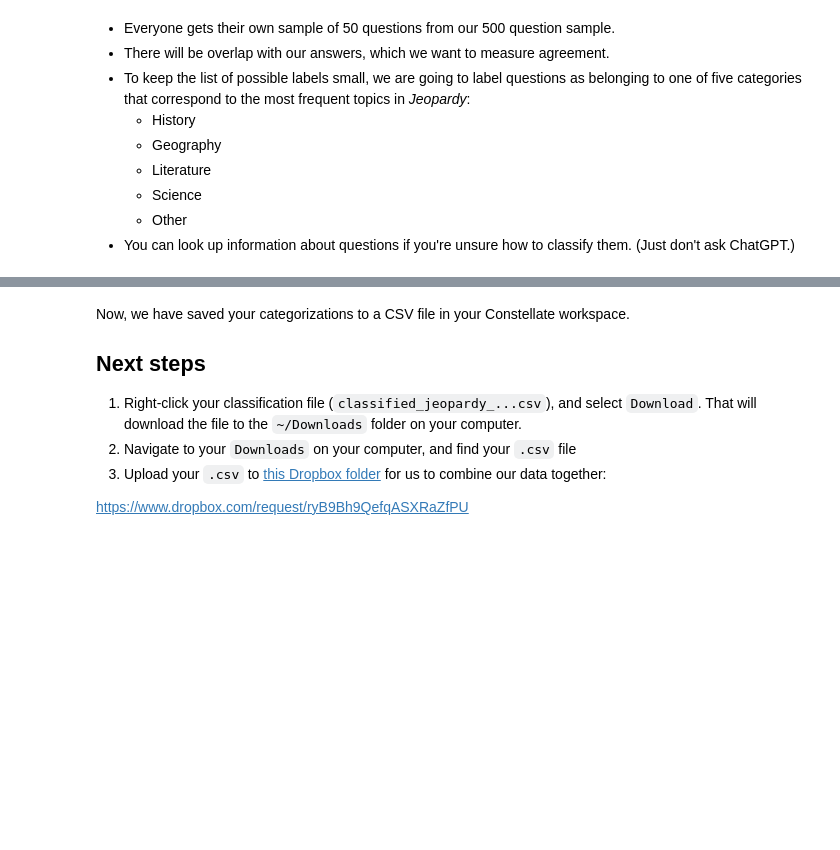
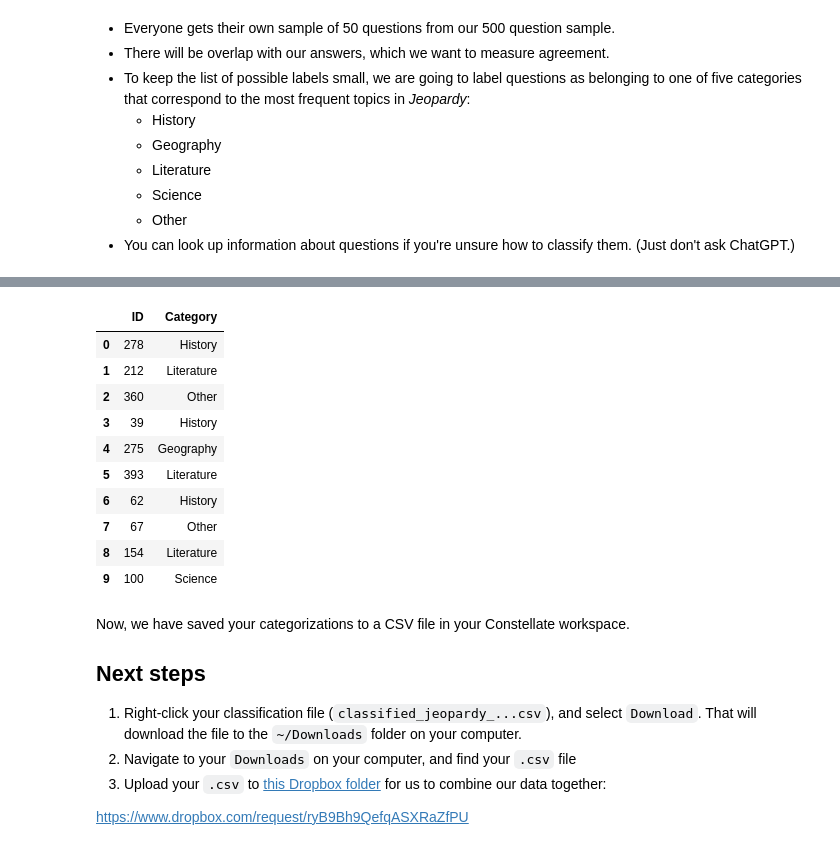
Before and after one commit to erikfredner/tap-2024, a Jupyter notebook: lesson_2.ipynb, the cells around one changed output, grey strips where cells are left out. Cells and saved outputs as stored; diff of their text form; code cells hidden in the pictures; blank space fills up the shorter version.

```diff
--- a/lesson_2.ipynb
+++ b/lesson_2.ipynb
@@ -241,4 +245,4 @@ def classify_jeopardy_questions(my_df):
     # Return the categorizations DataFrame
     return categorizations_df
 # %%
-# categorized_df = classify_jeopardy_questions(my_df)
+categorized_df = classify_jeopardy_questions(my_df)
@@ -245 +261,15 @@ def classify_jeopardy_questions(my_df):
+# %%
+categorized_df
+# %% [output]
+|  | ID | Category |
+| 0 | 278 | History |
+| 1 | 212 | Literature |
+| 2 | 360 | Other |
+| 3 | 39 | History |
+| 4 | 275 | Geography |
+| 5 | 393 | Literature |
+| 6 | 62 | History |
+| 7 | 67 | Other |
+| 8 | 154 | Literature |
+| 9 | 100 | Science |
 # %%
```
Also changed, not shown: parts of 16 cells of this notebook.
